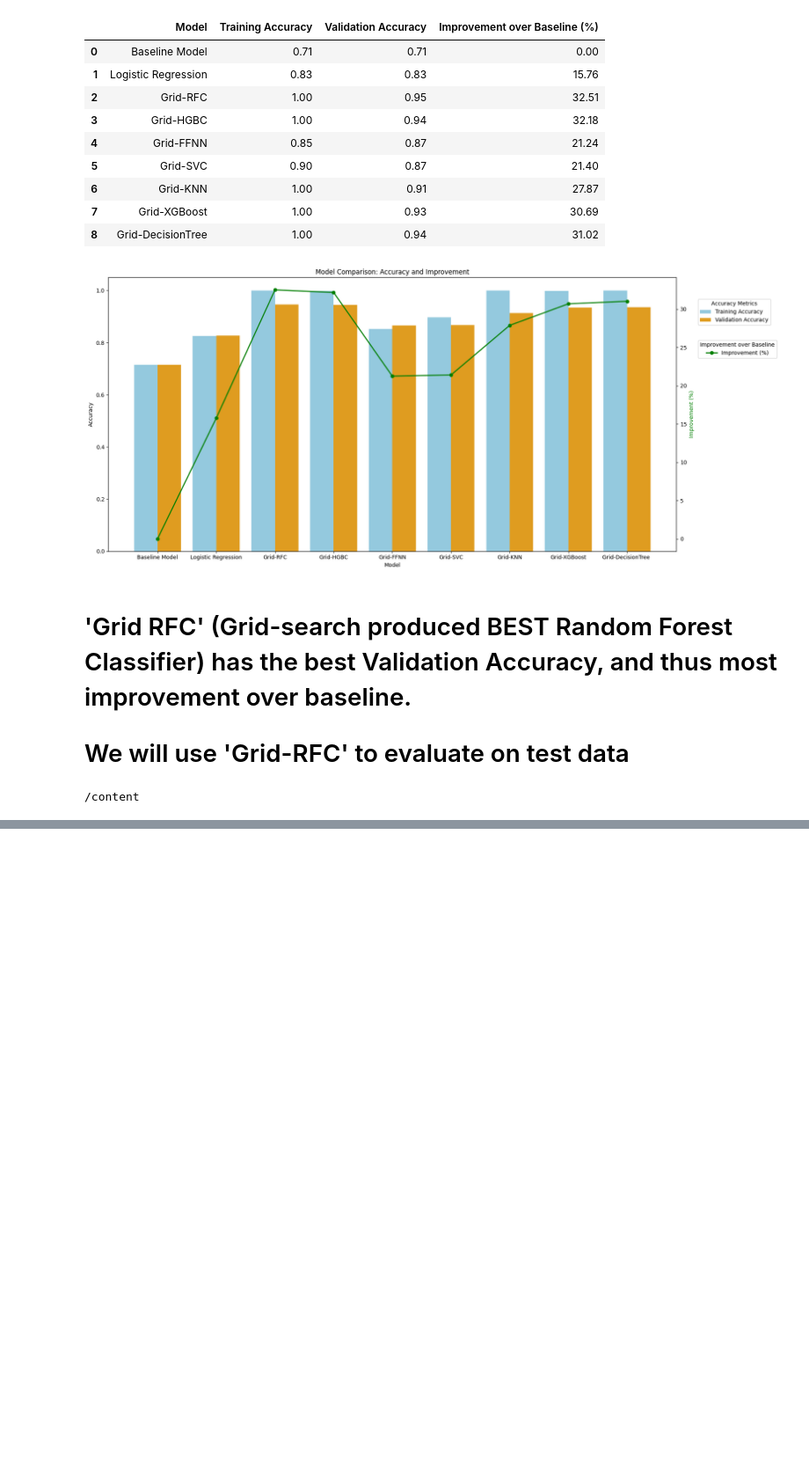
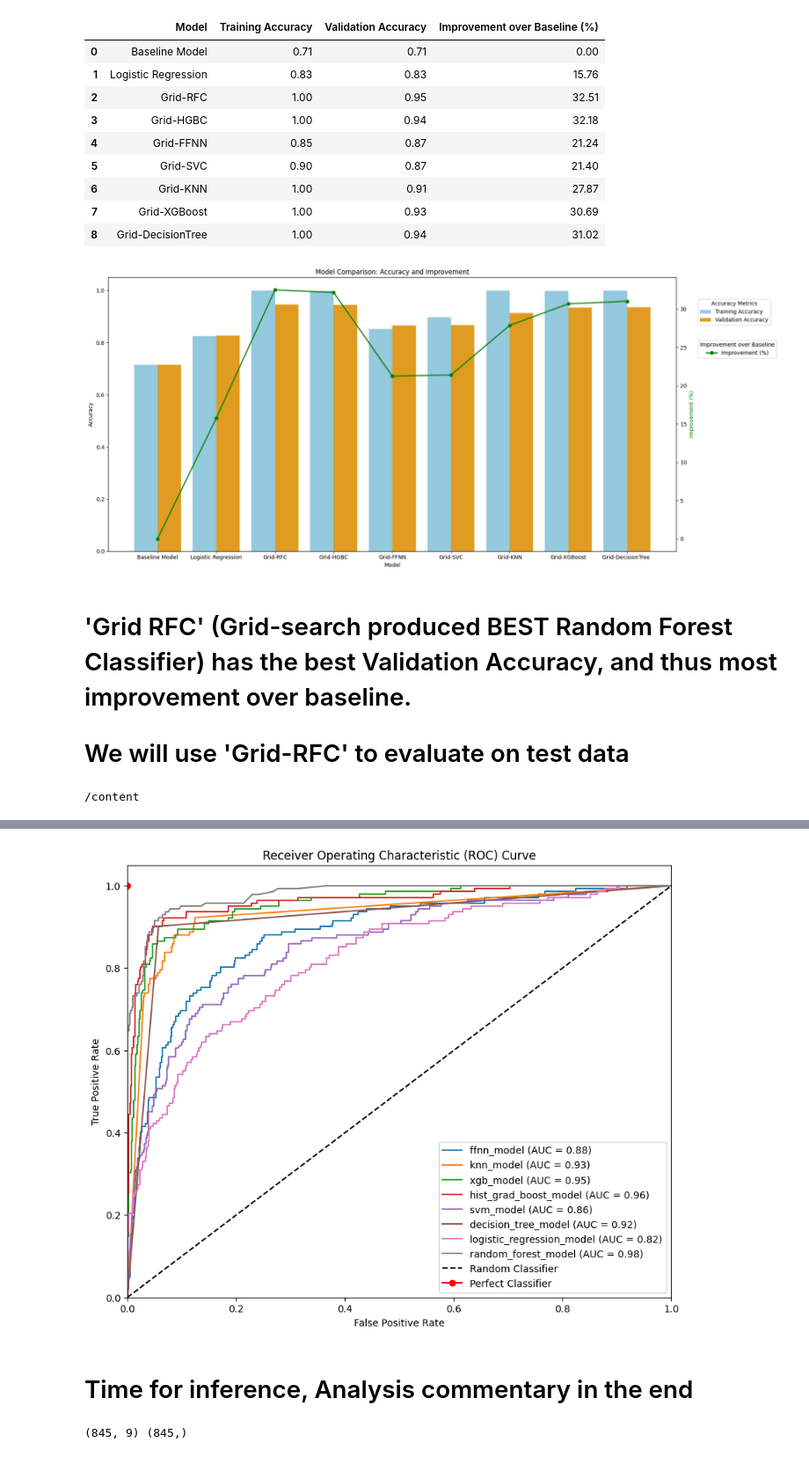
Before and after one commit to Vsaxena702/mids_207_final_project, a Jupyter notebook: 207FPCHURN_CLASSIFIER_2_VS3_ModelRunA.CL.ipynb, the cells around one changed output, grey strips where cells are left out. Shown at 88% size. Drawn from its saved outputs; the diff is of its cells as text; code cells hidden in the pictures; blank space fills up the shorter version.

Commit message:
final Churn Classifier

```diff
--- a/207FPCHURN_CLASSIFIER_2_VS3_ModelRunA.CL.ipynb
+++ b/207FPCHURN_CLASSIFIER_2_VS3_ModelRunA.CL.ipynb
@@ -1694,0 +1756,3 @@ os.listdir()
+# %%
+# Load models
+base_model_path = '/content/drive/MyDrive/VS_models/'
@@ -1694,0 +1770,14 @@ os.listdir()
+# %%
+models = {}
+
+# Load Keras model (FFNN)
+models['ffnn_model'] = load_model(base_model_path + model_files['ffnn_model'])
+
+# Load scikit-learn models
+models['knn_model'] = joblib.load(base_model_path + model_files['knn_model'])
+models['xgb_model'] = joblib.load(base_model_path + model_files['xgb_model'])
+models['hist_grad_boost_model'] = joblib.load(base_model_path + model_files['hist_grad_boost_model'])
+models['svm_model'] = joblib.load(base_model_path + model_files['svm_model'])
+models['decision_tree_model'] = joblib.load(base_model_path + model_files['decision_tree_model'])
+models['logistic_regression_model'] = joblib.load(base_model_path + model_files['logistic_regression_model'])
+models['random_forest_model'] = joblib.load(base_model_path + model_files['random_forest_model'])
@@ -1694,0 +1892,52 @@ os.listdir()
+# %%
+# But before Inference, lets plot the ROC curve of all the models
+from sklearn.metrics import roc_curve, auc
+
+# Initialize a figure for plotting
+plt.figure(figsize=(10, 8))
+
+# Loop through all models to plot their ROC curves
+for model_name, model in models.items():
+    if model_name == 'ffnn_model' or model_name == 'logistic_regression_model':  # Keras models
+        # Get predicted probabilities for the positive class (sigmoid output)
+        y_pred_proba = model.predict(X_val_std, verbose=0)
+
+        # If the output is of shape (n_samples, 1), we flatten it to get a 1D array of probabilities
+        y_pred_proba = y_pred_proba.flatten()
+    elif model_name == 'svm_model':
+      models['svm_model'] = SVC(probability=True)
+      models['svm_model'].fit(X_train_std, y_train)
+      y_pred_proba = models['svm_model'].predict_proba(X_val_std)[:, 1]
+    else:  # scikit-learn models
+        # Get predicted probabilities for the positive class
+        y_pred_proba = model.predict_proba(X_val_std)[:, 1]  # For binary classification (second column)
+
+    # Calculate ROC curve
+    fpr, tpr, thresholds = roc_curve(y_val, y_pred_proba)
+    roc_auc = auc(fpr, tpr)
+
+    # Plot the ROC curve
+    plt.plot(fpr, tpr, label=f'{model_name} (AUC = {roc_auc:.2f})')
+
+# Plot random classifier (diagonal line)
+plt.plot([0, 1], [0, 1], 'k--', label='Random Classifier')
+
+# Customize the plot
+plt.plot([0], [1], marker='o', color='red', label='Perfect Classifier')
+plt.xlim([0.0, 1.0])
+plt.ylim([0.0, 1.05])
+plt.xlabel('False Positive Rate')
+plt.ylabel('True Positive Rate')
+plt.title('Receiver Operating Characteristic (ROC) Curve')
+plt.legend(loc='lower right')
+
+# Show the plot
+plt.show()
+# %% [output]
+[figure, added]
+# %% [markdown]
+# Time for inference, Analysis commentary in the end
+# %%
+print(X_test_std.shape, y_test.shape)
+# %% [output]
+(845, 9) (845,)
```
Also changed, not shown: parts of 43 cells of this notebook.
